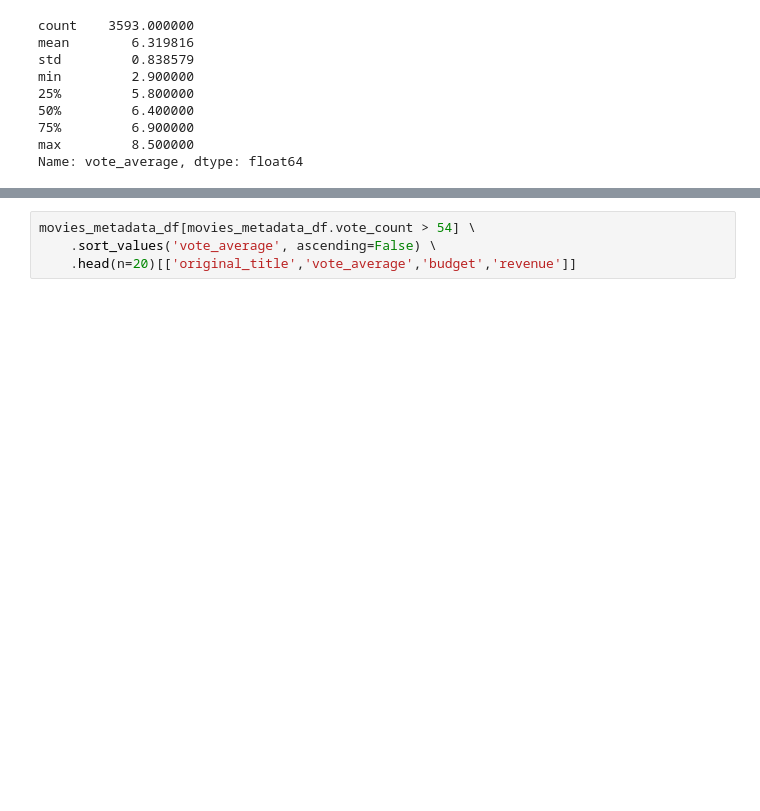
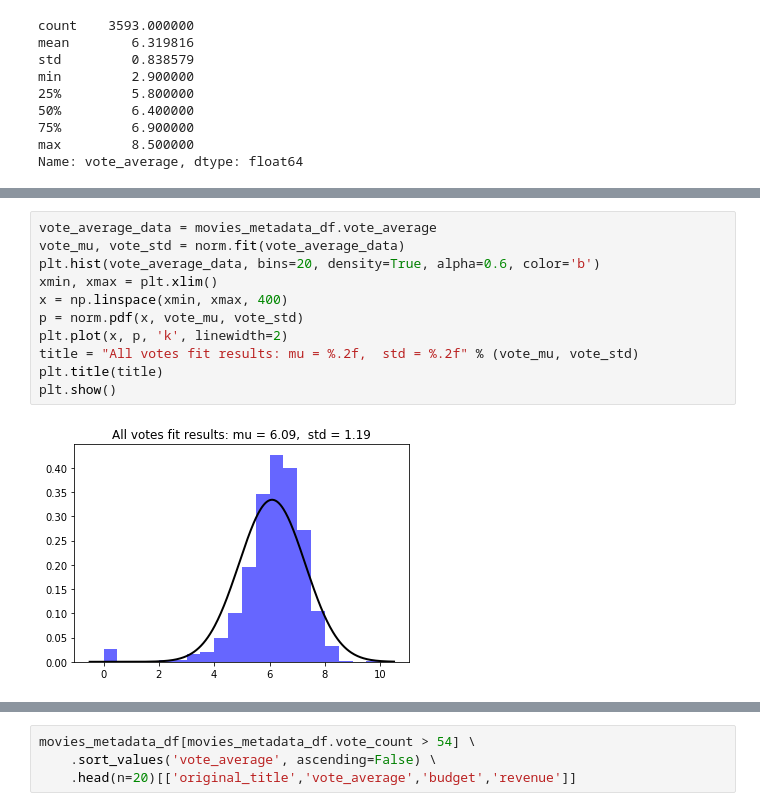
Before and after one commit to dcgleim/movie_stats, a Jupyter notebook: notebooks/movie_data_analysis.ipynb, the cells around one changed output, grey strips where cells are left out. Saved outputs shown, nothing was run; the diff lists cells and outputs as text; blank space fills up the shorter version.

```diff
--- a/notebooks/movie_data_analysis.ipynb
+++ b/notebooks/movie_data_analysis.ipynb
@@ -130,0 +140,13 @@ The highest rated movie here was only 8.5 which seems much more plausible given
+# %%
+vote_average_data = movies_metadata_df.vote_average
+vote_mu, vote_std = norm.fit(vote_average_data)
+plt.hist(vote_average_data, bins=20, density=True, alpha=0.6, color='b')
+xmin, xmax = plt.xlim()
+x = np.linspace(xmin, xmax, 400)
+p = norm.pdf(x, vote_mu, vote_std)
+plt.plot(x, p, 'k', linewidth=2)
+title = "All votes fit results: mu = %.2f,  std = %.2f" % (vote_mu, vote_std)
+plt.title(title)
+plt.show()
+# %% [output]
+[figure, added]
```
Also changed, not shown: parts of 26 cells of this notebook.
